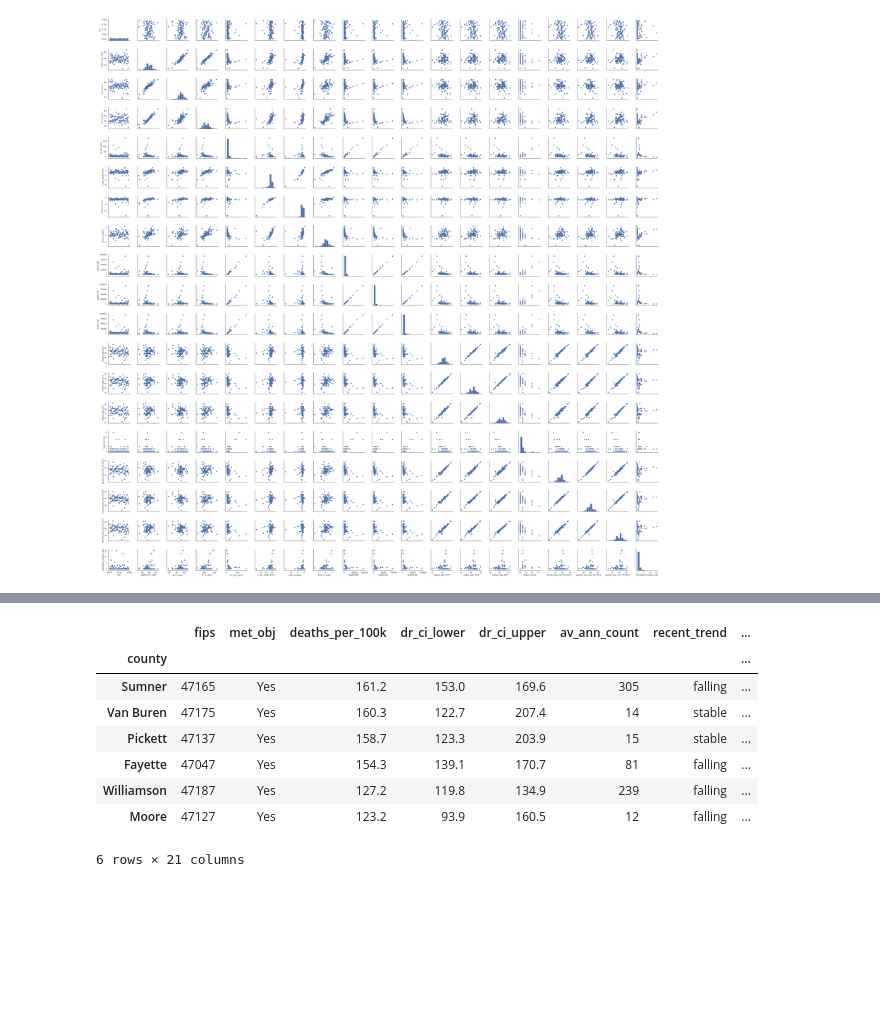
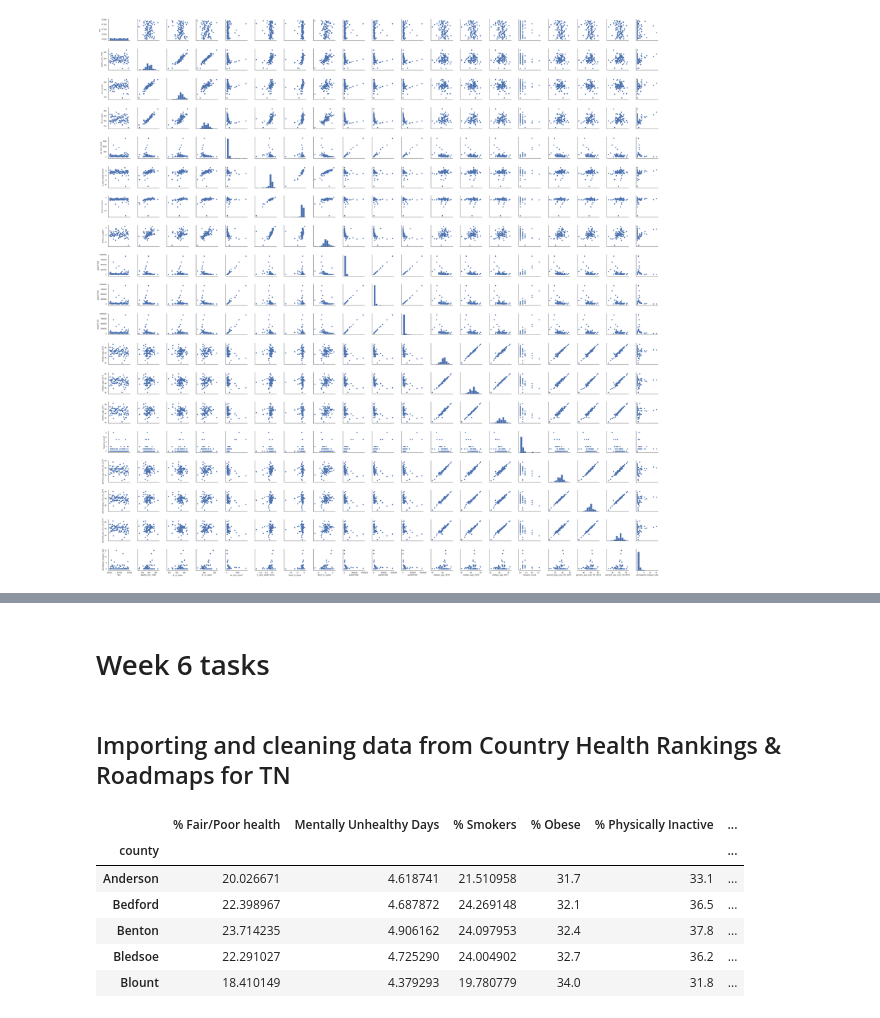
Before and after one commit to praelfj/vanderbilt-aspire-data-essentials, a Jupyter notebook: week_3_and_onward_notebook.ipynb, the cells around one changed output, grey strips where cells are left out. Saved outputs shown, nothing was run; the diff lists cells and outputs as text; code cells hidden in the pictures; blank space fills up the shorter version.

Commit message:
week 6 materials

```diff
--- a/week_3_and_onward_notebook.ipynb
+++ b/week_3_and_onward_notebook.ipynb
@@ -527,12 +514,4 @@ g.map(plt.scatter, "median_age_2010", "normalized_hospice_rate").add_legend()
-# %%
-pch_pcts[pch_pcts['met_obj'] == 'Yes']
-# %% [output]
-|  | fips | met_obj | deaths_per_100k | dr_ci_lower | dr_ci_upper | av_ann_count | recent_trend | ... |
-| county |  |  |  |  |  |  |  | ... |
-| Sumner | 47165 | Yes | 161.2 | 153.0 | 169.6 | 305 | falling | ... |
-| Van Buren | 47175 | Yes | 160.3 | 122.7 | 207.4 | 14 | stable | ... |
-| Pickett | 47137 | Yes | 158.7 | 123.3 | 203.9 | 15 | stable | ... |
-| Fayette | 47047 | Yes | 154.3 | 139.1 | 170.7 | 81 | falling | ... |
-| Williamson | 47187 | Yes | 127.2 | 119.8 | 134.9 | 239 | falling | ... |
-| Moore | 47127 | Yes | 123.2 | 93.9 | 160.5 | 12 | falling | ... |
-6 rows × 21 columns
+# %% [markdown]
+# Week 6 tasks
+# %% [markdown]
+## Importing and cleaning data from Country Health Rankings & Roadmaps for TN
@@ -538,0 +532,18 @@ pch_pcts[pch_pcts['met_obj'] == 'Yes']
+# %%
+chrr_tn.columns = ['county', '% Fair/Poor health', 'Mentally Unhealthy Days', '% Smokers',
+'% Obese', '% Physically Inactive', '% With Access to exercise', '% Excessive Drinking',
+ '% Uninsured',
+'Preventable Hosp. Rate', 'Graduation Rate', '% Some College', '% Children in Poverty',
+ 'Social Association Rate',
+'air pollution rate PM2.5', '% Severe Housing Problems',
+'% Long Commute - Drives Alone']
+chrr_tn = chrr_tn.set_index('county')
+chrr_tn.head()
+# %% [output]
+|  | % Fair/Poor health | Mentally Unhealthy Days | % Smokers | % Obese | % Physically Inactive | ... |
+| county |  |  |  |  |  | ... |
+| Anderson | 20.026671 | 4.618741 | 21.510958 | 31.7 | 33.1 | ... |
+| Bedford | 22.398967 | 4.687872 | 24.269148 | 32.1 | 36.5 | ... |
+| Benton | 23.714235 | 4.906162 | 24.097953 | 32.4 | 37.8 | ... |
+| Bledsoe | 22.291027 | 4.725290 | 24.004902 | 32.7 | 36.2 | ... |
+| Blount | 18.410149 | 4.379293 | 19.780779 | 34.0 | 31.8 | ... |
```
Also changed, not shown: parts of 15 cells of this notebook, 3 other files.
